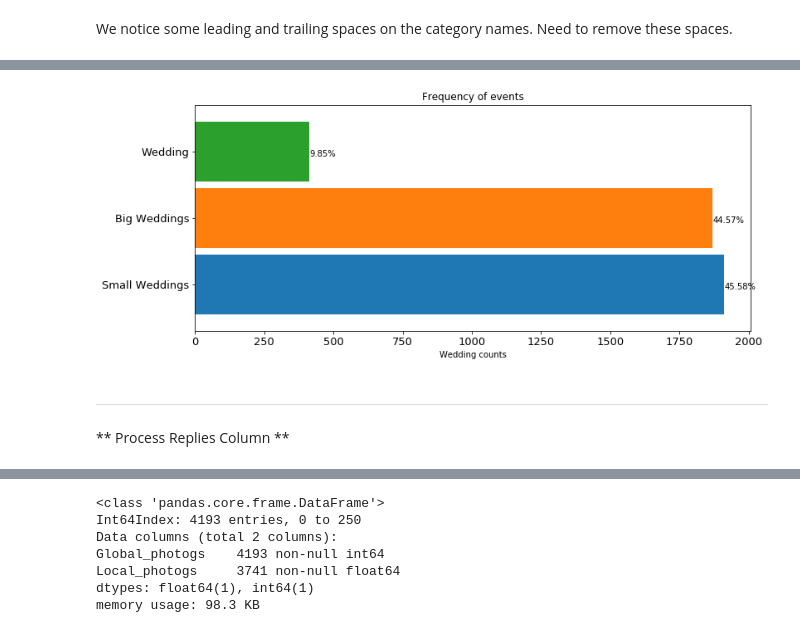
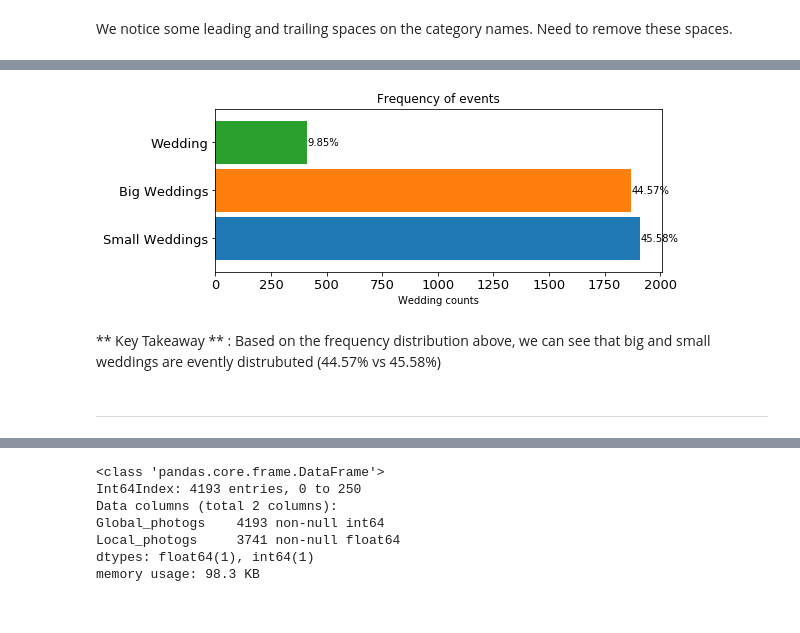
Before and after one commit to bijoyKetan/Fearless-Photographers, a Jupyter notebook: Wedding Photography Data Analysis.ipynb, the cells around one changed output, grey strips where cells are left out. Drawn from its saved outputs; the diff is of its cells as text; code cells hidden in the pictures.

```diff
--- a/Wedding Photography Data Analysis.ipynb
+++ b/Wedding Photography Data Analysis.ipynb
@@ -232,25 +218,26 @@ cleaned_events_data.sample (10, random_state= 101)
 # %%
-ax = cleaned_data['Type'].value_counts().plot(kind='barh', figsize=(12,5),fontsize=13, width = 0.9)
+ax = cleaned_events_data['Type'].value_counts().plot(kind='barh', figsize=(8,3),fontsize=13, width = 0.9)
 ax.set_alpha(0.8)
 plt.title('Frequency of events')
 plt.xlabel ('Wedding counts')
 
 # create a list to collect the plt.patches data
 totals = []
 
 # find the values and append to list
 for i in ax.patches:
     totals.append(i.get_width())
 
 # set individual bar lables using above list
 total = sum(totals)
 
 # set individual bar lables using above list
 for i in ax.patches:
     ax.text(i.get_width()+.3, i.get_y()+.38, str(round((i.get_width()/total)*100, 2))+'%', fontsize=10)
 # %% [output]
-[figure, old version]
+[figure, new version]
+# %% [markdown]
+** Key Takeaway ** :
+Based on the frequency distribution above, we can see that big and small weddings are evently distrubuted (44.57% vs 45.58%)
 # %% [markdown]
 ----
-# %% [markdown]
-** Process Replies Column **
```
Also changed, not shown: parts of 24 cells of this notebook.
